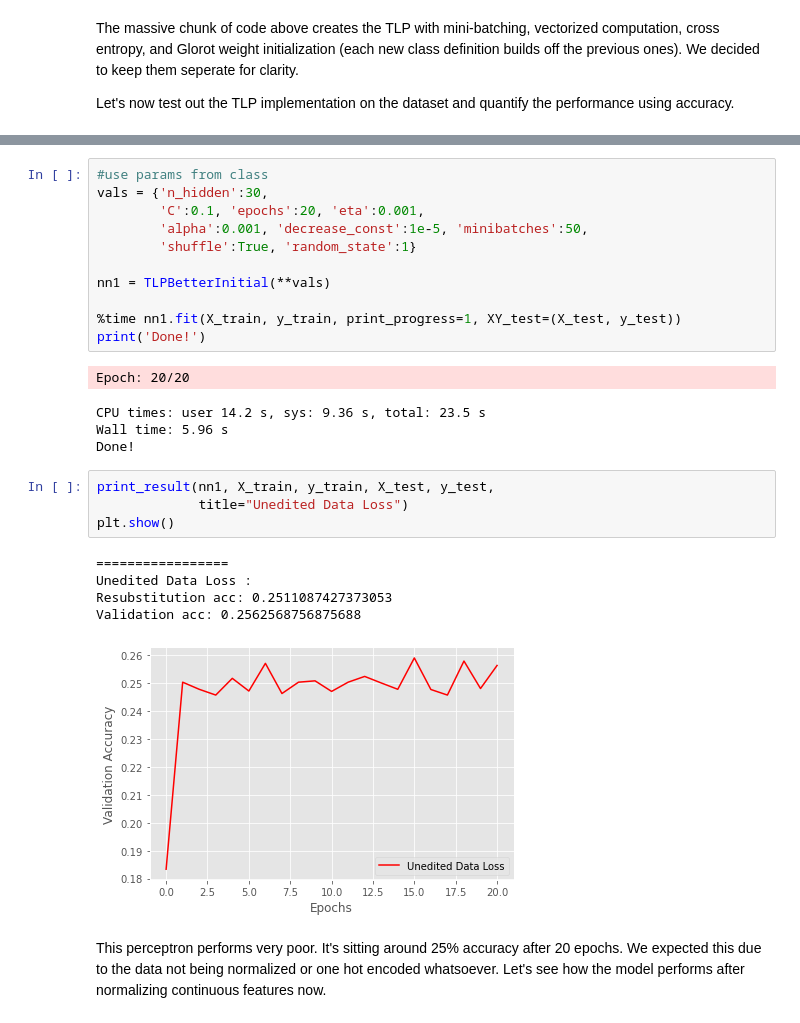
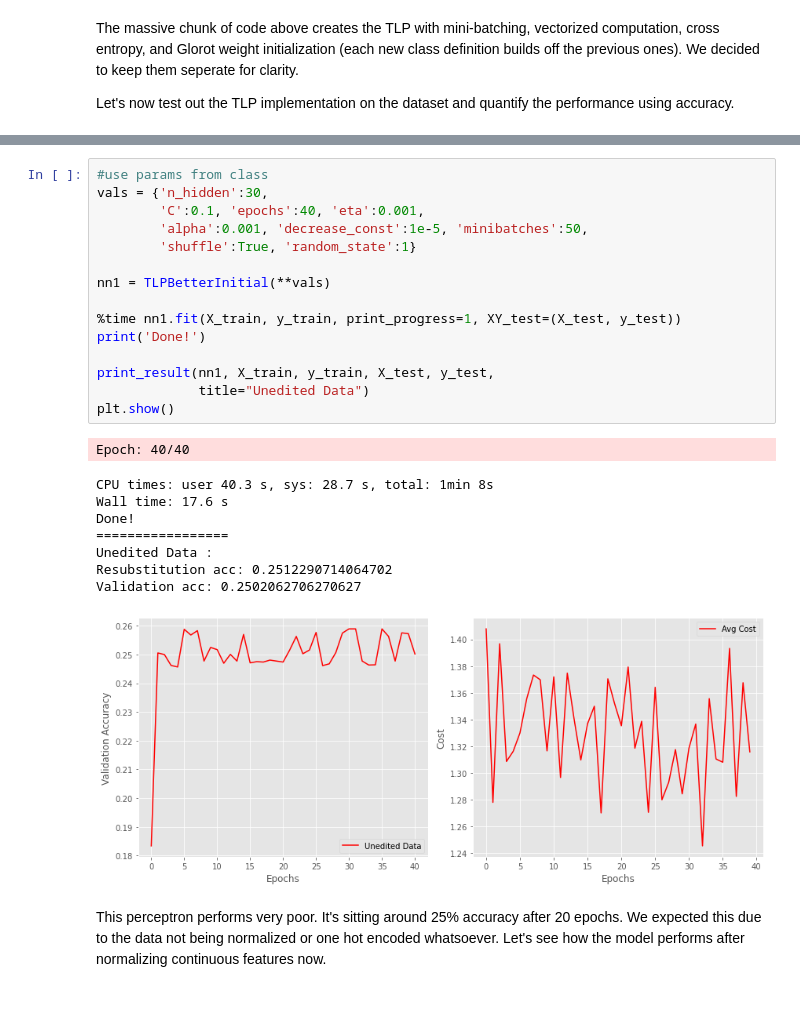
Before and after one commit to harrisonnoble/ml-projects, a Jupyter notebook: Lab 4/Lab 4.ipynb, the cells around one changed output, grey strips where cells are left out. Saved outputs shown, nothing was run; the diff lists cells and outputs as text.

```diff
--- a/Lab 4/Lab 4.ipynb
+++ b/Lab 4/Lab 4.ipynb
@@ -442,29 +455,28 @@ def print_result(nn, X_train, y_train, X_test, y_test, title="", color="red"):
 # %%
 #use params from class
 vals = {'n_hidden':30,
-        'C':0.1, 'epochs':20, 'eta':0.001,
+        'C':0.1, 'epochs':40, 'eta':0.001,
         'alpha':0.001, 'decrease_const':1e-5, 'minibatches':50,
         'shuffle':True, 'random_state':1}
 
 nn1 = TLPBetterInitial(**vals)
 
 %time nn1.fit(X_train, y_train, print_progress=1, XY_test=(X_test, y_test))
 print('Done!')
+
+print_result(nn1, X_train, y_train, X_test, y_test,
+             title="Unedited Data")
+plt.show()
 # %% [output]
-Epoch: 20/20
+Epoch: 40/40
-CPU times: user 14.2 s, sys: 9.36 s, total: 23.5 s
-Wall time: 5.96 s
+CPU times: user 40.3 s, sys: 28.7 s, total: 1min 8s
+Wall time: 17.6 s
 Done!
+=================
+Unedited Data :
+Resubstitution acc: 0.2512290714064702
+Validation acc: 0.2502062706270627
+[figure, added]
-# %%
-print_result(nn1, X_train, y_train, X_test, y_test,
-             title="Unedited Data Loss")
-plt.show()
-# %% [output]
-=================
-Unedited Data Loss :
-Resubstitution acc: 0.2511087427373053
-Validation acc: 0.2562568756875688
-[figure, removed]
 # %% [markdown]
 This perceptron performs very poor. It's sitting around 25% accuracy after 20 epochs. We expected this due to the data not being normalized or one hot encoded whatsoever. Let's see how the model performs after normalizing continuous features now.
 # %% [markdown]
```
Also changed, not shown: parts of 32 cells of this notebook.
